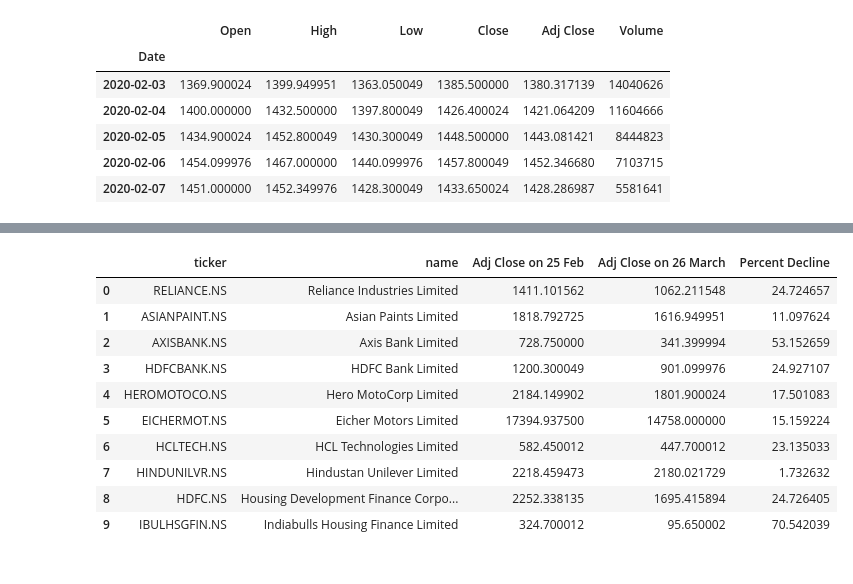
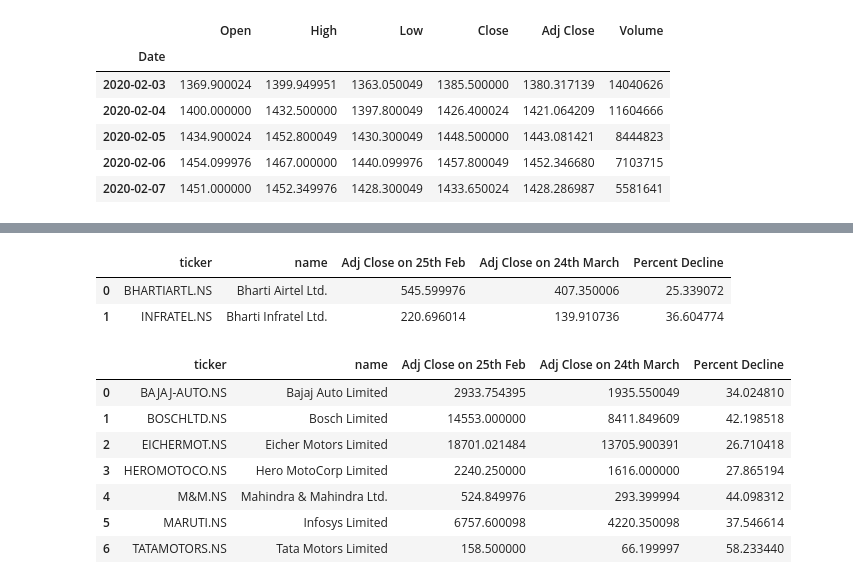
Before and after one commit to jaym21/COVID19-Impact-On-Indian-Stock-Market, a Jupyter notebook: stockprice.ipynb, the cells around one changed output, grey strips where cells are left out. Saved outputs shown, nothing was run; the diff lists cells and outputs as text; code cells hidden in the pictures.

Commit message:
Percent Decline Changes

```diff
--- a/stockprice.ipynb
+++ b/stockprice.ipynb
@@ -15,6 +15,6 @@ import plotly.graph_objects as go
 #making a stock dictionary to store the dataframes of different stocks
 stock={}
 #making list of stock tickers
-stock_list = ['RELIANCE.NS', 'TATAMOTORS.NS', 'TCS.NS', 'AMBUJACEM.NS', 'ASIANPAINT.NS', 'AXISBANK.NS', 'BPCL.NS', 'BAJAJ-AUTO.NS', 'BOSCHLTD.NS', 'CIPLA.NS', 'HDFCBANK.NS', 'HEROMOTOCO.NS', 'EICHERMOT.NS', 'HCLTECH.NS', 'HINDUNILVR.NS', 'HDFC.NS', 'IBULHSGFIN.NS', 'KOTAKBANK.NS', 'MARUTI.NS', 'INFY.NS', 'LT.BO', 'SUNPHARMA.NS', 'TATASTEEL.NS', 'ULTRACEMCO.NS', '^NSEI', '^BSESN']
+stock_list = ['ADANIPORTS.NS', 'AUROPHARMA.NS', 'BAJFINANCE.NS', 'BHARTIARTL.NS', 'INFRATEL.NS', 'COALINDIA.NS', 'DRREDDY.NS', 'GAIL.NS', 'HINDALCO.NS', 'HINDPETRO.NS', 'ITC.NS', 'ICICIBANK.NS', 'IOC.NS', 'INDUSINDBK.NS', 'LUPIN.NS', 'M&M.NS', 'NTPC.NS', 'ONGC.NS', 'POWERGRID.NS', 'SBIN.NS', 'TECHM.NS', 'UPL.NS', 'VEDL.NS', 'WIPRO.NS', 'YESBANK.NS', 'ZEEL.NS', 'RELIANCE.NS', 'TATAMOTORS.NS', 'TCS.NS', 'AMBUJACEM.NS', 'ASIANPAINT.NS', 'AXISBANK.NS', 'BPCL.NS', 'BAJAJ-AUTO.NS', 'BOSCHLTD.NS', 'CIPLA.NS', 'HDFCBANK.NS', 'HEROMOTOCO.NS', 'EICHERMOT.NS', 'HCLTECH.NS', 'HINDUNILVR.NS', 'HDFC.NS', 'IBULHSGFIN.NS', 'KOTAKBANK.NS', 'MARUTI.NS', 'INFY.NS', 'LT.NS', 'SUNPHARMA.NS', 'TATASTEEL.NS', 'ULTRACEMCO.NS', '^NSEI', '^BSESN']
 # %%
 #making a dictionary with tickers and their coresponding company name
@@ -45,13 +45,13 @@ stock['RELIANCE.NS'].head()
 | 2020-02-06 | 1454.099976 | 1467.000000 | 1440.099976 | 1457.800049 | 1452.346680 | 7103715 |
 | 2020-02-07 | 1451.000000 | 1452.349976 | 1428.300049 | 1433.650024 | 1428.286987 | 5581641 |
 # %%
-#making a function that calculates adjusted closing price between 25 Feb and 26 March and percent decline between them
+#making a function that calculates adjusted closing price between 20 Feb and 23 March and percent decline between them
 def stk_adj_c(s):
     tick = s.name
-    adj_c_25 = s.loc['2020-02-25']['Adj Close']
-    adj_c_26 = s.loc['2020-03-26']['Adj Close']
-    adj_c_d = ((adj_c_25-adj_c_26)/adj_c_25)*100
-    return tick, adj_c_25, adj_c_26, adj_c_d
+    adj_c_20 = s.loc['2020-02-20']['Adj Close']
+    adj_c_23 = s.loc['2020-03-23']['Adj Close']
+    adj_c_d = ((adj_c_20-adj_c_23)/adj_c_20)*100
+    return tick, adj_c_20, adj_c_23, adj_c_d
 # %%
 adj_c_rlc = stk_adj_c(stock['RELIANCE.NS'])
 adj_c_rlc
@@ -60,17 +60,17 @@ adj_c_rlc
 # %%
-#making a fuction that will make a line plot of adjusted closing price of stocks that are passed
+#making a fuction that will make a scatterplot of adjusted closing price of stocks that are passed
 def plot_s(*args):
     fig = go.Figure() #creating a function of plotly offline
     for stock in args: #it will perform following for each stock in the passed argument
-        fig.add_trace(go.Scatter(x=stock.index, y=stock['Adj Close'], mode='lines+markers', name=stock.name))
+        fig.add_trace(go.Scatter(x=stock.index, y=stock['Adj Close'], mode='lines+markers', name=stock.name, showlegend=True))
     fig.show()
 # %%
-#making a function that will create a dataframe with the adjusted closing stock price of the stocks that are passed as argument
+#making a function that will create a dataframe with the adjusted closing stock price of the stocks on 25th Feb and 24th March and the percentage decline that took place in betwwen them for the stocks that are passed as arguments
 def df_s(*args):
     temp_adj_list = []
     for stock in args:
         adj_c = stk_adj_c(stock) #getting the adjusted closing price that stock
         temp_adj_list.append(adj_c) #adding the adjusted closing price for that stock in list created
-    temp_df = pd.DataFrame(temp_adj_list, columns=['Ticker', 'Adj Close on 25 Feb', 'Adj Close on 26 March', 'Percent Decline'])
+    temp_df = pd.DataFrame(temp_adj_list, columns=['Ticker', 'Adj Close on 25th Feb', 'Adj Close on 24th March', 'Percent Decline'])
     temp_df_comp = temp_df.merge(comp_df, left_on='Ticker', right_on='ticker', how='left')
-    return temp_df_comp[['ticker','name','Adj Close on 25 Feb', 'Adj Close on 26 March', 'Percent Decline']]
+    return temp_df_comp[['ticker','name','Adj Close on 25th Feb', 'Adj Close on 24th March', 'Percent Decline']]
@@ -77,17 +133,23 @@ def df_s(*args):
+# %%
+#plotting the impact of covid19 on stocks prices of companies in TELECOM industry
+plot_s(stock['BHARTIARTL.NS'], stock['INFRATEL.NS'])
+telecom = df_s(stock['BHARTIARTL.NS'], stock['INFRATEL.NS'])
+telecom
+# %% [output]
+|  | ticker | name | Adj Close on 25th Feb | Adj Close on 24th March | Percent Decline |
+| 0 | BHARTIARTL.NS | Bharti Airtel Ltd. | 545.599976 | 407.350006 | 25.339072 |
+| 1 | INFRATEL.NS | Bharti Infratel Ltd. | 220.696014 | 139.910736 | 36.604774 |
 # %%
-#plotting the impact of covid19 on big stock companies of india
-plot_s(stock['RELIANCE.NS'], stock['ASIANPAINT.NS'], stock['AXISBANK.NS'], stock['HDFCBANK.NS'], stock['HEROMOTOCO.NS'], stock['EICHERMOT.NS'], stock['HCLTECH.NS'], stock['HINDUNILVR.NS'], stock['HDFC.NS'], stock['IBULHSGFIN.NS'])
-plot = df_s(stock['RELIANCE.NS'], stock['ASIANPAINT.NS'], stock['AXISBANK.NS'], stock['HDFCBANK.NS'], stock['HEROMOTOCO.NS'], stock['EICHERMOT.NS'], stock['HCLTECH.NS'], stock['HINDUNILVR.NS'], stock['HDFC.NS'], stock['IBULHSGFIN.NS'])
-plot
+#plotting the impact of covid19 on stocks prices of companies in AUTOMOBILE industry
+plot_s(stock['BAJAJ-AUTO.NS'], stock['BOSCHLTD.NS'], stock['EICHERMOT.NS'], stock['HEROMOTOCO.NS'], stock['M&M.NS'], stock['MARUTI.NS'], stock['TATAMOTORS.NS'])
+automobile = df_s(stock['BAJAJ-AUTO.NS'], stock['BOSCHLTD.NS'], stock['EICHERMOT.NS'], stock['HEROMOTOCO.NS'], stock['M&M.NS'], stock['MARUTI.NS'], stock['TATAMOTORS.NS'])
+automobile
 # %% [output]
-|  | ticker | name | Adj Close on 25 Feb | Adj Close on 26 March | Percent Decline |
-| 0 | RELIANCE.NS | Reliance Industries Limited | 1411.101562 | 1062.211548 | 24.724657 |
-| 1 | ASIANPAINT.NS | Asian Paints Limited | 1818.792725 | 1616.949951 | 11.097624 |
-| 2 | AXISBANK.NS | Axis Bank Limited | 728.750000 | 341.399994 | 53.152659 |
-| 3 | HDFCBANK.NS | HDFC Bank Limited | 1200.300049 | 901.099976 | 24.927107 |
-| 4 | HEROMOTOCO.NS | Hero MotoCorp Limited | 2184.149902 | 1801.900024 | 17.501083 |
-| 5 | EICHERMOT.NS | Eicher Motors Limited | 17394.937500 | 14758.000000 | 15.159224 |
-| 6 | HCLTECH.NS | HCL Technologies Limited | 582.450012 | 447.700012 | 23.135033 |
-| 7 | HINDUNILVR.NS | Hindustan Unilever Limited | 2218.459473 | 2180.021729 | 1.732632 |
-| 8 | HDFC.NS | Housing Development Finance Corpo... | 2252.338135 | 1695.415894 | 24.726405 |
-| 9 | IBULHSGFIN.NS | Indiabulls Housing Finance Limited | 324.700012 | 95.650002 | 70.542039 |
+|  | ticker | name | Adj Close on 25th Feb | Adj Close on 24th March | Percent Decline |
+| 0 | BAJAJ-AUTO.NS | Bajaj Auto Limited | 2933.754395 | 1935.550049 | 34.024810 |
+| 1 | BOSCHLTD.NS | Bosch Limited | 14553.000000 | 8411.849609 | 42.198518 |
+| 2 | EICHERMOT.NS | Eicher Motors Limited | 18701.021484 | 13705.900391 | 26.710418 |
+| 3 | HEROMOTOCO.NS | Hero MotoCorp Limited | 2240.250000 | 1616.000000 | 27.865194 |
+| 4 | M&M.NS | Mahindra & Mahindra Ltd. | 524.849976 | 293.399994 | 44.098312 |
+| 5 | MARUTI.NS | Infosys Limited | 6757.600098 | 4220.350098 | 37.546614 |
+| 6 | TATAMOTORS.NS | Tata Motors Limited | 158.500000 | 66.199997 | 58.233440 |
```
Also changed, not shown: parts of 14 cells of this notebook.
